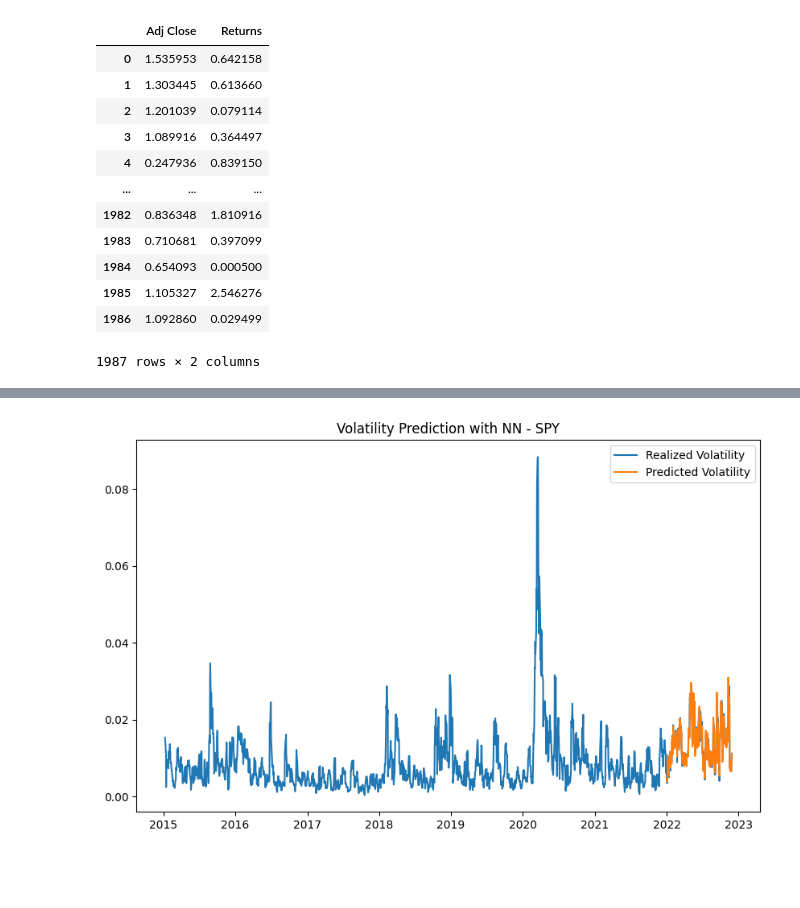
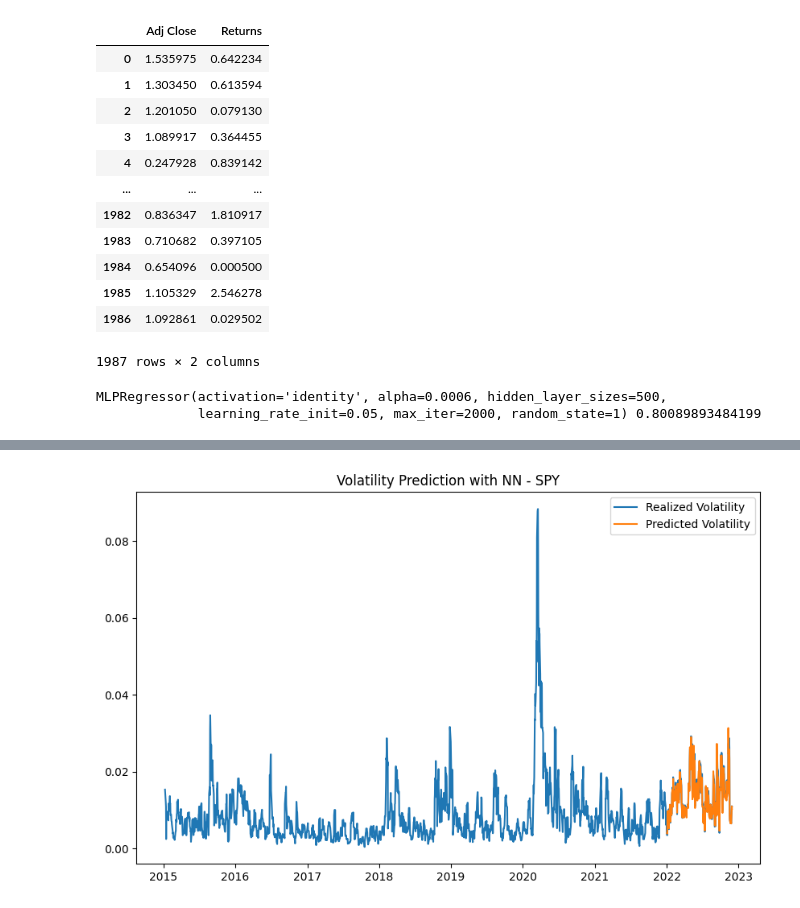
Before and after one commit to vpou18/VolatilityRegression, a Jupyter notebook: SPY.ipynb, the cells around one changed output, grey strips where cells are left out. Drawn from its saved outputs; the diff is of its cells as text; code cells hidden in the pictures; blank space fills up the shorter version.

```diff
--- a/SPY.ipynb
+++ b/SPY.ipynb
@@ -46,41 +59,43 @@ plt.show()
 # %%
 from sklearn.model_selection import RandomizedSearchCV
 from sklearn.neural_network import MLPRegressor
-realized_vol = ret.rolling(5).std()
 realized_vol = pd.DataFrame(realized_vol)
 returns = ret ** 2
 returns = returns.reset_index()
 del returns['Date']
 X = realized_vol.copy()
 X['Returns'] = list(returns['Adj Close'])
 X = X[4:].copy()
 X = X.reset_index(drop = True)
 realized_vol = realized_vol[4:]
 X
 # %% [output]
 |  | Adj Close | Returns |
-| 0 | 1.535953 | 0.642158 |
-| 1 | 1.303445 | 0.613660 |
-| 2 | 1.201039 | 0.079114 |
-| 3 | 1.089916 | 0.364497 |
-| 4 | 0.247936 | 0.839150 |
+| 0 | 1.535975 | 0.642234 |
+| 1 | 1.303450 | 0.613594 |
+| 2 | 1.201050 | 0.079130 |
+| 3 | 1.089917 | 0.364455 |
+| 4 | 0.247928 | 0.839142 |
 | ... | ... | ... |
-| 1982 | 0.836348 | 1.810916 |
-| 1983 | 0.710681 | 0.397099 |
-| 1984 | 0.654093 | 0.000500 |
-| 1985 | 1.105327 | 2.546276 |
-| 1986 | 1.092860 | 0.029499 |
+| 1982 | 0.836347 | 1.810917 |
+| 1983 | 0.710682 | 0.397105 |
+| 1984 | 0.654096 | 0.000500 |
+| 1985 | 1.105329 | 2.546278 |
+| 1986 | 1.092861 | 0.029502 |
 1987 rows × 2 columns
 # %%
-vol_forcaster = MLPRegressor(random_state=1)
-grid = {"learning_rate_init": [0.0001,0.001,0.01], "max_iter" : [100,300,800],
-    "hidden_layer_sizes" : [(20,80,30), (30,100), (50,50), (100)],
-    "alpha" : [0.005,0.0002,0.00001]}
+vol_forcaster = MLPRegressor(learning_rate_init = 0.05, max_iter = 2000, hidden_layer_sizes = 500, random_state=1)
+grid = {
+    "alpha" : [0.0004,0.0002,0.0006], "activation": ["identity","logistic","relu","tanh"]}
 clf = RandomizedSearchCV(vol_forcaster, grid)
 clf.fit(X.iloc[:-n].values,realized_vol.iloc[1:-(n-1)].values.reshape(-1,))
+print(clf.best_estimator_,clf.best_score_)
 predicted_vol = clf.predict(X.iloc[-n:])
 predicted_vol = pd.DataFrame(predicted_vol)
 predicted_vol.index = ret.iloc[-n:].index
+# %% [output]
+MLPRegressor(activation='identity', alpha=0.0006, hidden_layer_sizes=500,
+             learning_rate_init=0.05, max_iter=2000, random_state=1) 0.80089893484199
 # %%
 mse_out = mse(realized_vol.iloc[-n:]/100,predicted_vol/100)
 r2_out = r2(realized_vol.iloc[-n:]/100,predicted_vol/100)
```
Also changed, not shown: parts of 4 cells of this notebook, 4 other files.
